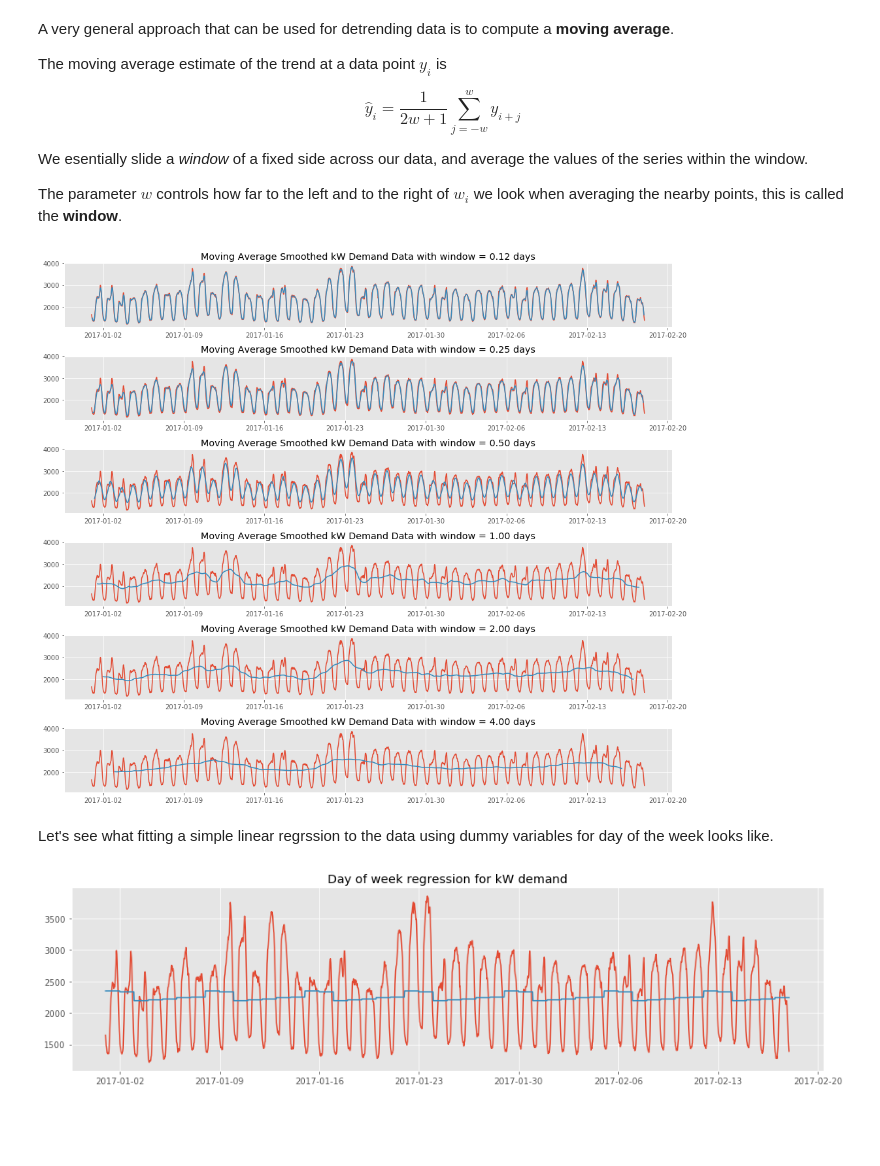
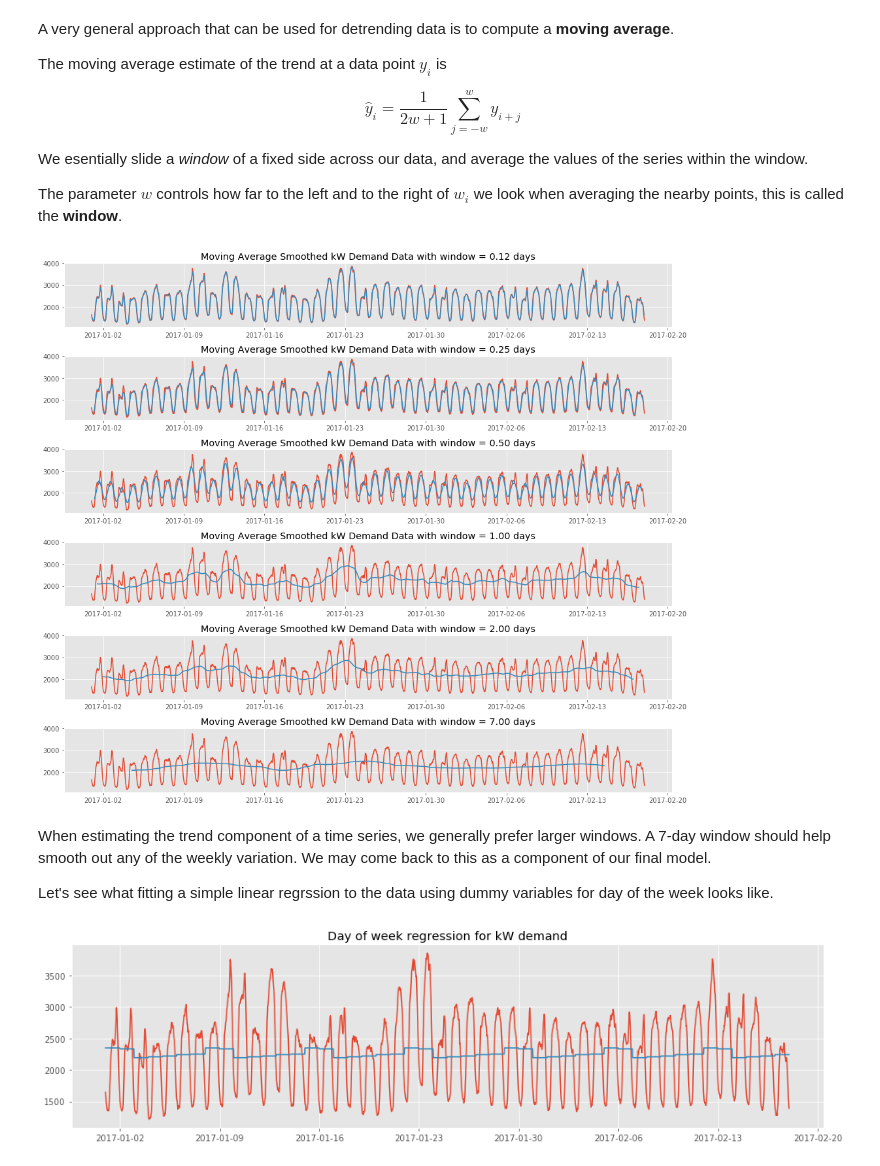
Before and after one commit to kykiefer/electric-vehicle-detection, a Jupyter notebook: time_series_exploration.ipynb, the cells around one changed output. Cells and saved outputs as stored; diff of their text form; code cells hidden in the pictures; blank space fills up the shorter version.

```diff
--- a/time_series_exploration.ipynb
+++ b/time_series_exploration.ipynb
@@ -105,15 +105,17 @@ def plot_moving_average_trend(ax, name, series, window=6):
 # %%
 fig, axs = plt.subplots(6, figsize=(14, 12))
 
-for i, window in enumerate([6, 12, 24, 48, 96, 192]):
+for i, window in enumerate([6, 12, 24, 48, 96, 336]):
     axs[i].plot(demand_train.index, demand_train)
     axs[i].plot(demand_train.index, fit_moving_average_trend(demand_train, window=window))
     axs[i].set_title("Moving Average Smoothed kW Demand Data with window = {:.2f} days".format(window/48))
 
 plt.tight_layout()
 # %% [output]
-[figure, old version]
+[figure, new version]
 # %% [markdown]
+When estimating the trend component of a time series, we generally prefer larger windows. A 7-day window should help smooth out any of the weekly variation. We may come back to this as a component of our final model.
+
 Let's see what fitting a simple linear regrssion to the data using dummy variables for day of the week looks like.
 # %%
 def create_dow_dummies(series):
```
Also changed, not shown: parts of 8 cells of this notebook.
